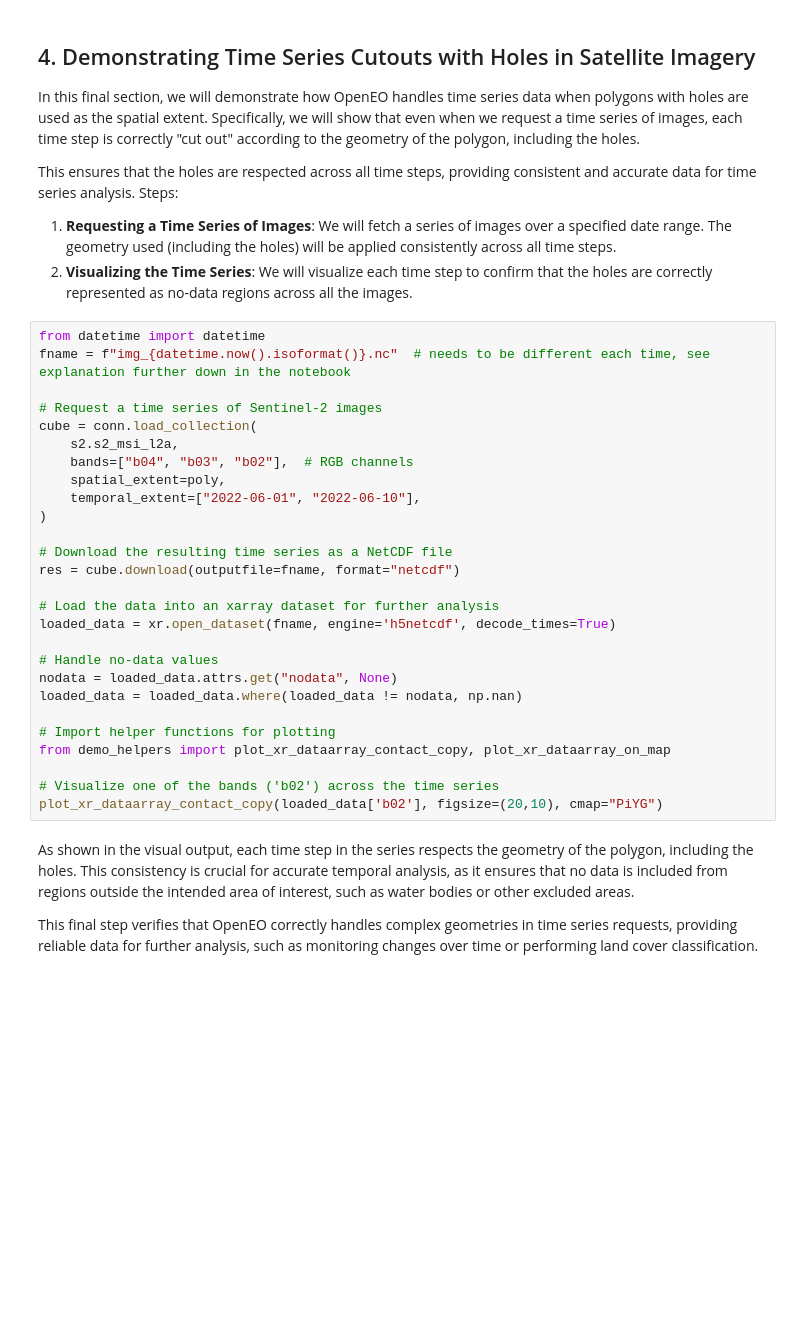
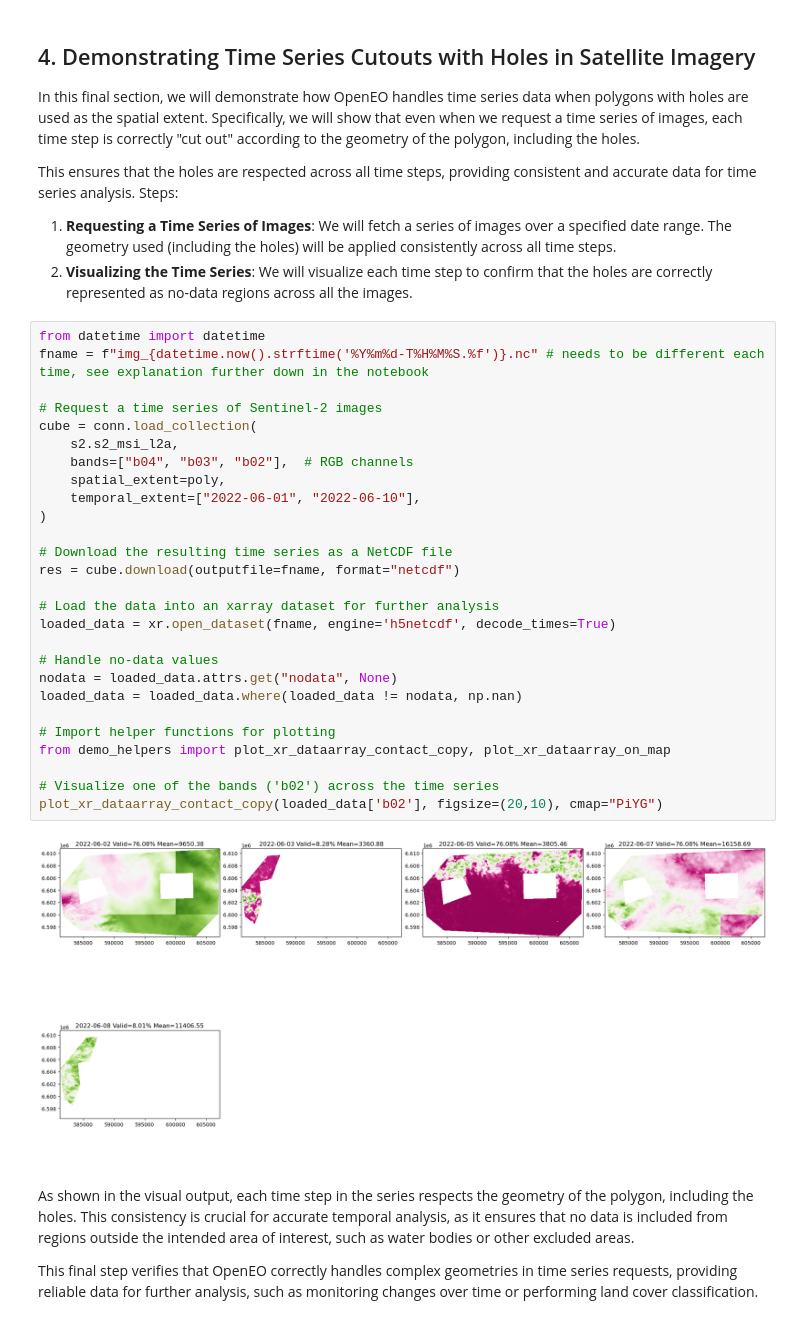
Before and after one commit to DigitalEarthSweden/digital-earth-sweden-community, a Jupyter notebook: tutorials/030_GEOM_020-Polygons-Intro.ipynb, the cells around one changed output. Cells and saved outputs as stored; diff of their text form; blank space fills up the shorter version.

```diff
--- a/tutorials/030_GEOM_020-Polygons-Intro.ipynb
+++ b/tutorials/030_GEOM_020-Polygons-Intro.ipynb
@@ -222,31 +222,33 @@ Steps:
 2. **Visualizing the Time Series**: We will visualize each time step to confirm that the holes are correctly represented as no-data regions across all the images.
 # %%
 from datetime import datetime
-fname = f"img_{datetime.now().isoformat()}.nc"  # needs to be different each time, see explanation further down in the notebook
+fname = f"img_{datetime.now().strftime('%Y%m%d-T%H%M%S.%f')}.nc" # needs to be different each time, see explanation further down in the notebook
 
 # Request a time series of Sentinel-2 images
 cube = conn.load_collection(
     s2.s2_msi_l2a,
     bands=["b04", "b03", "b02"],  # RGB channels
     spatial_extent=poly,
     temporal_extent=["2022-06-01", "2022-06-10"],
 )
 
 # Download the resulting time series as a NetCDF file
 res = cube.download(outputfile=fname, format="netcdf")
 
 # Load the data into an xarray dataset for further analysis
 loaded_data = xr.open_dataset(fname, engine='h5netcdf', decode_times=True)
 
 # Handle no-data values
 nodata = loaded_data.attrs.get("nodata", None)
 loaded_data = loaded_data.where(loaded_data != nodata, np.nan)
 
 # Import helper functions for plotting
 from demo_helpers import plot_xr_dataarray_contact_copy, plot_xr_dataarray_on_map
 
 # Visualize one of the bands ('b02') across the time series
 plot_xr_dataarray_contact_copy(loaded_data['b02'], figsize=(20,10), cmap="PiYG")
+# %% [output]
+[figure, added]
 # %% [markdown]
 As shown in the visual output, each time step in the series respects the geometry of the polygon, including the holes. This consistency is crucial for accurate temporal analysis, as it ensures that no data is included from regions outside the intended area of interest, such as water bodies or other excluded areas.
 
```
Also changed, not shown: parts of 4 cells of this notebook.
